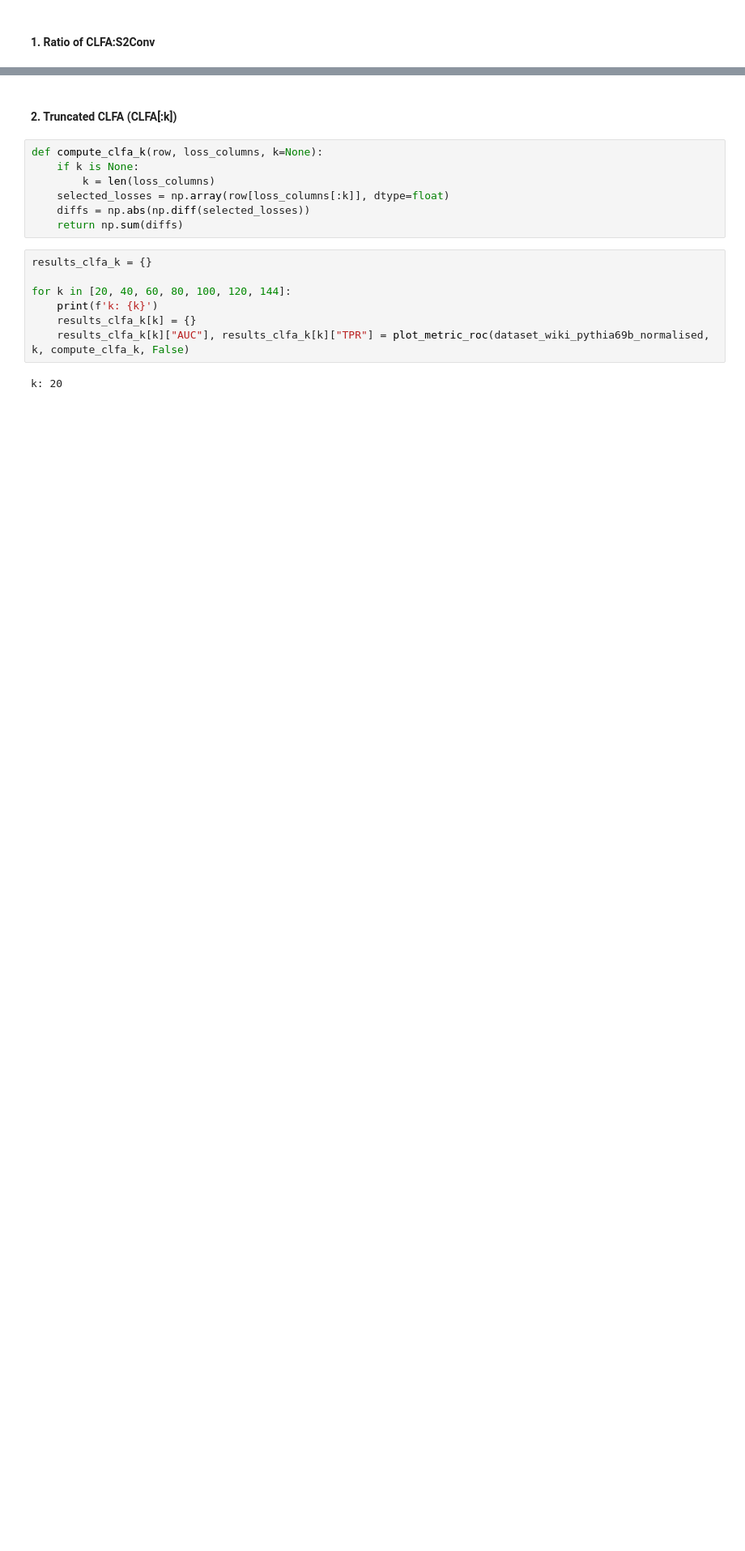
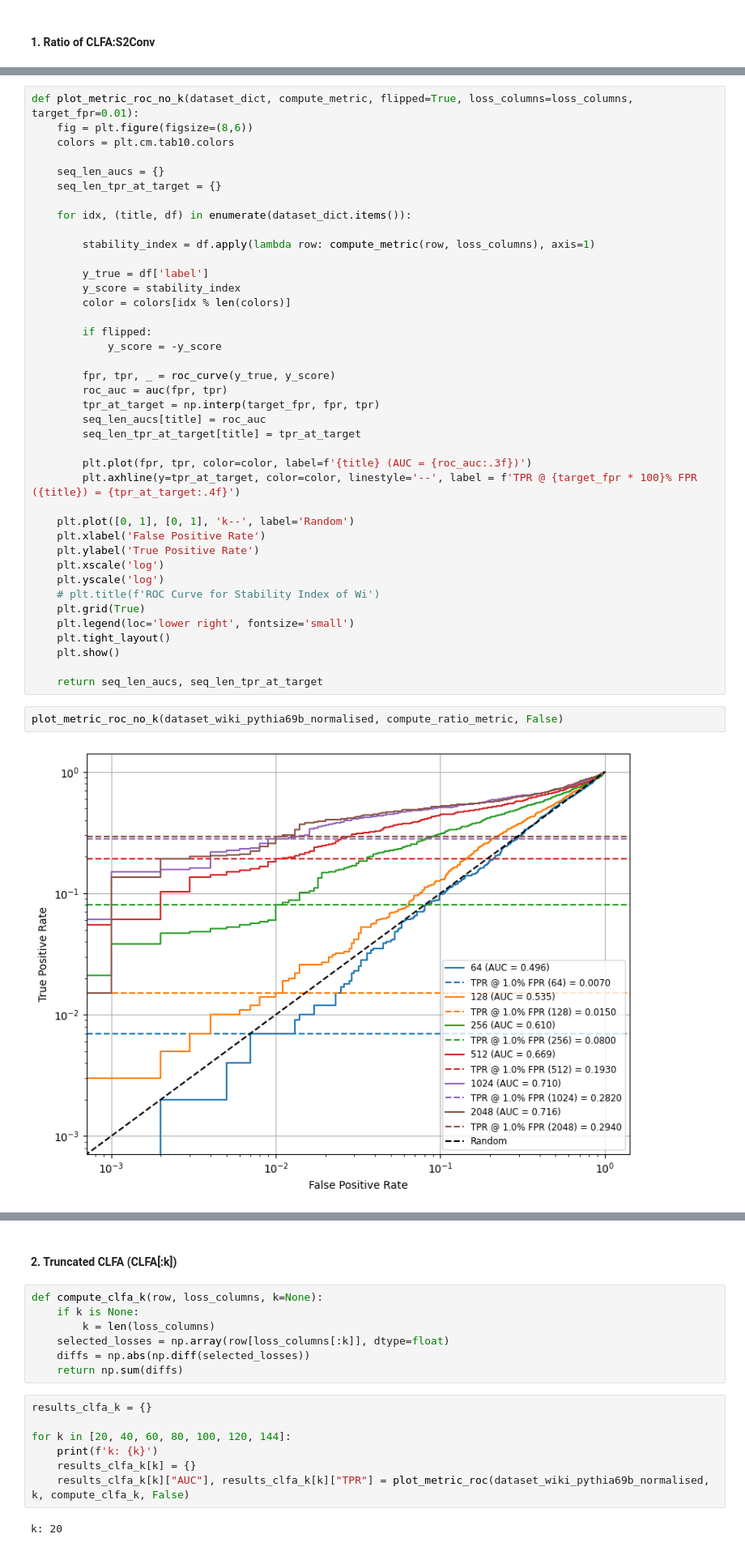
Before and after one commit to ongsici/checkpoints_mia, a Jupyter notebook: checkpoint_mia_techniques/pythia/normalised_loss_traces/pythia-6-9b_normalised_loss_traces.ipynb, the cells around one changed output, grey strips where cells are left out. Shown at 81% size. Saved outputs shown, nothing was run; the diff lists cells and outputs as text; blank space fills up the shorter version.

```diff
--- a/checkpoint_mia_techniques/pythia/normalised_loss_traces/pythia-6-9b_normalised_loss_traces.ipynb
+++ b/checkpoint_mia_techniques/pythia/normalised_loss_traces/pythia-6-9b_normalised_loss_traces.ipynb
@@ -242,0 +243,44 @@ def compute_ratio_metric(row, loss_columns, epsilon=0.05, final_fraction=0.1):
+# %%
+def plot_metric_roc_no_k(dataset_dict, compute_metric, flipped=True, loss_columns=loss_columns, target_fpr=0.01):
+    fig = plt.figure(figsize=(8,6))
+    colors = plt.cm.tab10.colors
+
+    seq_len_aucs = {}
+    seq_len_tpr_at_target = {}
+
+    for idx, (title, df) in enumerate(dataset_dict.items()):
+
+        stability_index = df.apply(lambda row: compute_metric(row, loss_columns), axis=1)
+
+        y_true = df['label']
+        y_score = stability_index
+        color = colors[idx % len(colors)]
+
+        if flipped:
+            y_score = -y_score
+
+        fpr, tpr, _ = roc_curve(y_true, y_score)
+        roc_auc = auc(fpr, tpr)
+        tpr_at_target = np.interp(target_fpr, fpr, tpr)
+        seq_len_aucs[title] = roc_auc
+        seq_len_tpr_at_target[title] = tpr_at_target
+
+        plt.plot(fpr, tpr, color=color, label=f'{title} (AUC = {roc_auc:.3f})')
+        plt.axhline(y=tpr_at_target, color=color, linestyle='--', label = f'TPR @ {target_fpr * 100}% FPR ({title}) = {tpr_at_target:.4f}')
+
+    plt.plot([0, 1], [0, 1], 'k--', label='Random')
+    plt.xlabel('False Positive Rate')
+    plt.ylabel('True Positive Rate')
+    plt.xscale('log')
+    plt.yscale('log')
+    # plt.title(f'ROC Curve for Stability Index of Wi')
+    plt.grid(True)
+    plt.legend(loc='lower right', fontsize='small')
+    plt.tight_layout()
+    plt.show()
+
+    return seq_len_aucs, seq_len_tpr_at_target
+# %%
+plot_metric_roc_no_k(dataset_wiki_pythia69b_normalised, compute_ratio_metric, False)
+# %% [output]
+[figure, added]
```
Also changed, not shown: parts of 2 cells of this notebook, 1 other file.
